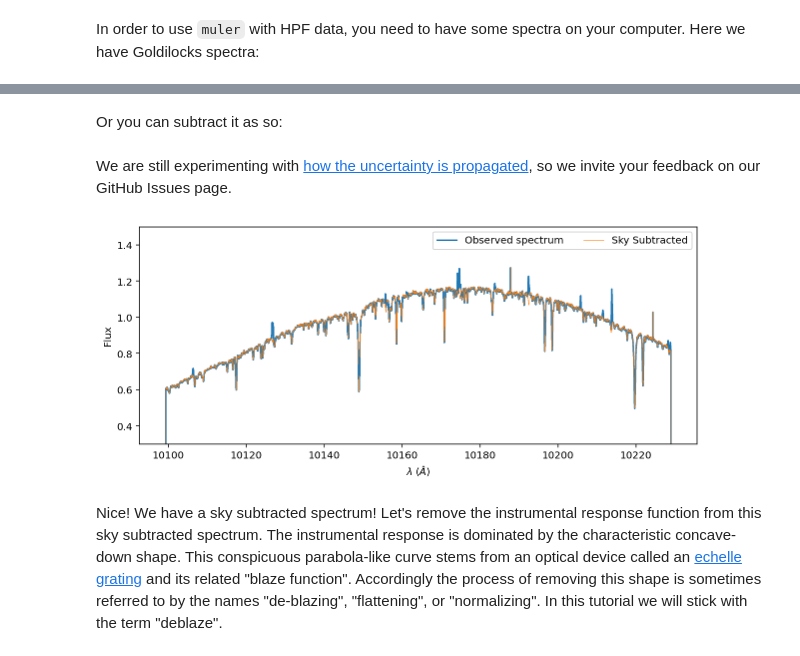
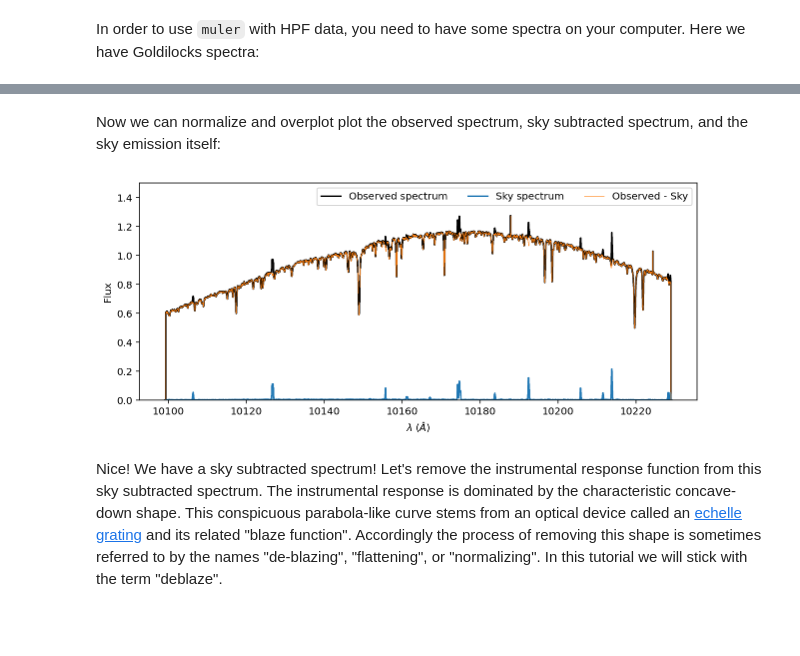
Before and after one commit to OttoStruve/muler, a Jupyter notebook: docs/tutorials/HPF_tutorial.ipynb, the cells around one changed output, grey strips where cells are left out. Saved outputs shown, nothing was run; the diff lists cells and outputs as text; code cells hidden in the pictures; blank space fills up the shorter version.

Commit message:
:monocle_face: Revise the HPF tutorial to match new sky subtraction

```diff
--- a/docs/tutorials/HPF_tutorial.ipynb
+++ b/docs/tutorials/HPF_tutorial.ipynb
@@ -23,0 +20,2 @@ lfc_spectrum = HPFSpectrum(file=file, order=15, lfc=True)
+# %%
+original_spectrum = HPFSpectrum(file=file, order=15)
@@ -23,0 +34,3 @@ lfc_spectrum = HPFSpectrum(file=file, order=15, lfc=True)
+# %%
+spectrum = original_spectrum.normalize()
+np.nanmedian(spectrum.flux)
@@ -26,4 +41,2 @@ We can use the `.sky_subtract()` method to subtract the sky.
 # %%
-sky_free_spectrum = target_spectrum.sky_subtract(sky_spectrum.flux)
+sky_free_spectrum = spectrum.sky_subtract()
-# %% [markdown]
-Or you can subtract it as so:
@@ -32,12 +43,12 @@ sky_free_spectrum_alt = target_spectrum - sky_spectrum
-# %% [markdown]
-We are still experimenting with [how the uncertainty is propagated](https://github.com/OttoStruve/muler/issues/11), so we invite your feedback on our GitHub Issues page.
+# %% [markdown]
+Now we can normalize and overplot plot the observed spectrum, sky subtracted spectrum, and the sky emission itself:
 # %%
-ax = target_spectrum.normalize().plot(label='Observed spectrum')
-ax.set_ylim(0.3, 1.5);
-sky_free_spectrum.normalize().plot(ax=ax, label='Sky Subtracted', lw=0.5)
-ax.legend(ncol=2);
+ax = spectrum.plot(label='Observed spectrum', color='k')
+spectrum.sky.plot(ax=ax, label='Sky spectrum')
+sky_free_spectrum.plot(ax=ax, label='Observed - Sky', lw=0.5)
+ax.legend(ncol=3); ax.set_ylim(0.0, 1.5);
 # %% [output]
-[figure, old version]
+[figure, new version]
 # %% [markdown]
 Nice! We have a sky subtracted spectrum!  Let's remove the instrumental response function from this sky subtracted spectrum.  The instrumental response is dominated by the characteristic concave-down shape.  This conspicuous parabola-like curve stems from an optical device called an [echelle grating](https://en.wikipedia.org/wiki/Echelle_grating) and its related "blaze function".  Accordingly the process of removing this shape is sometimes referred to by the names "de-blazing", "flattening", or "normalizing".  In this tutorial we will stick with the term "deblaze".
 # %% [markdown]
```
Also changed, not shown: parts of 11 cells of this notebook.
